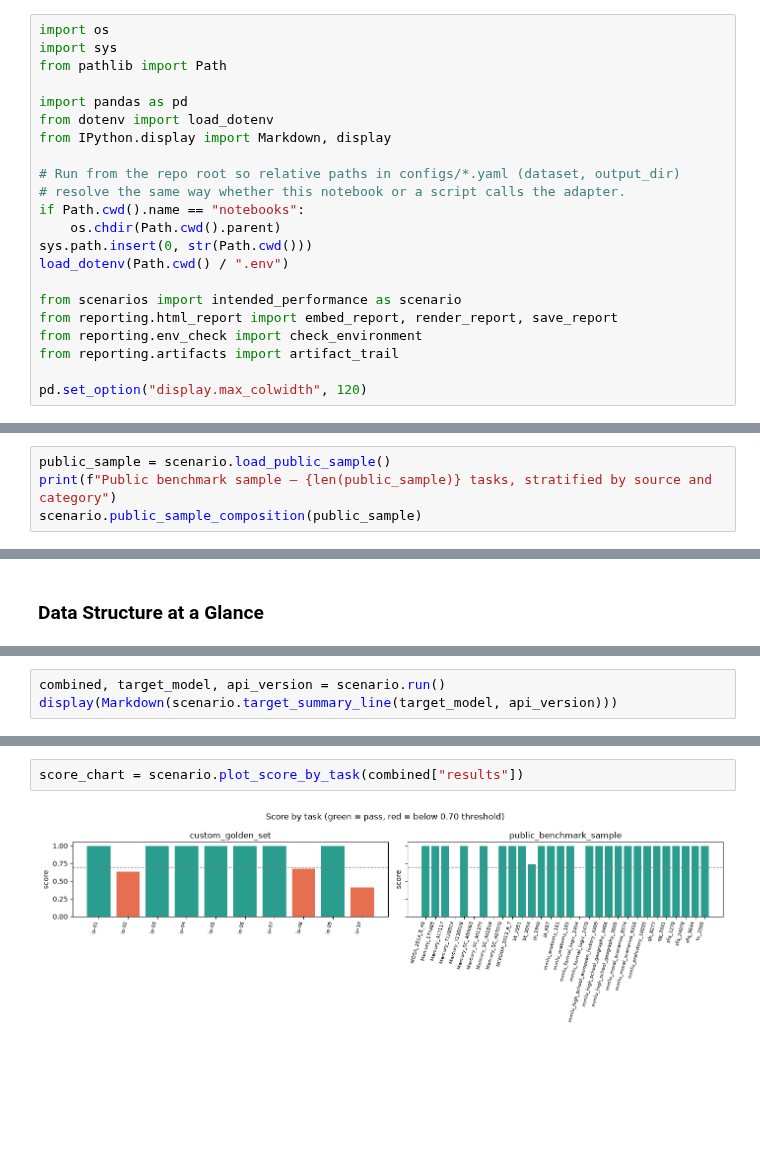
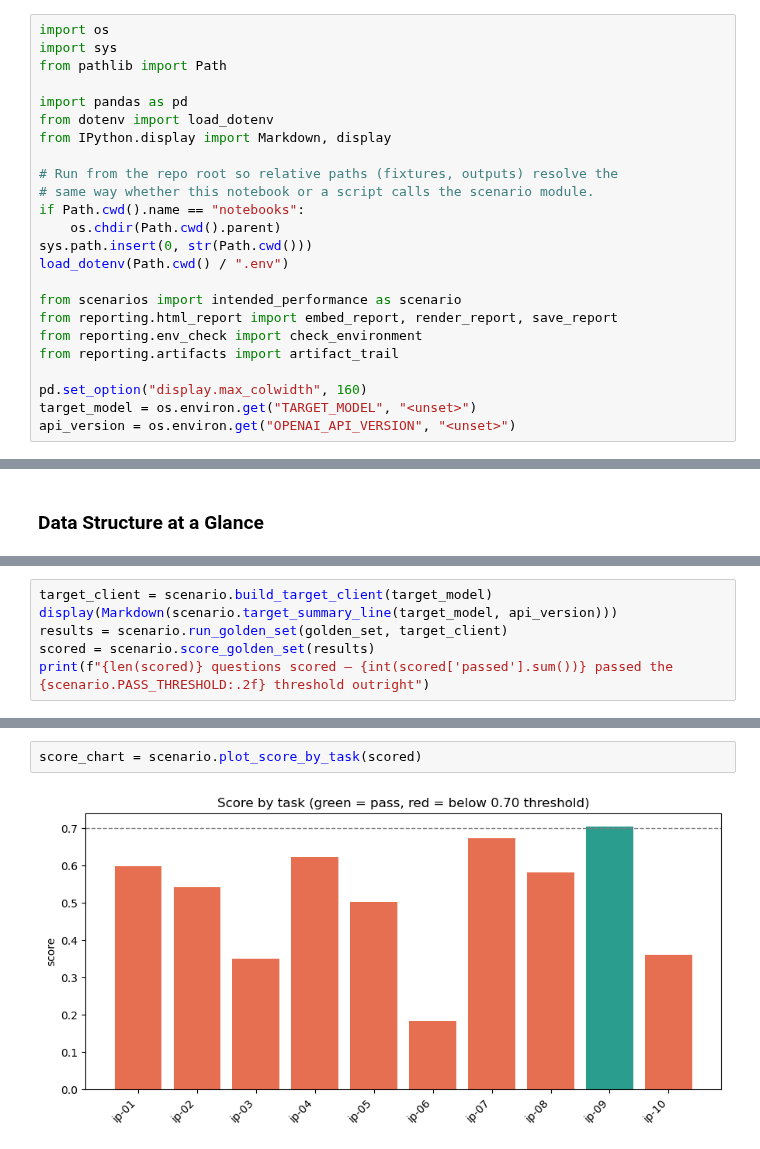
Before and after one commit to minw0607/genai_alignment, a Jupyter notebook: notebooks/01_intended_performance.ipynb, the cells around one changed output, grey strips where cells are left out. Drawn from its saved outputs; the diff is of its cells as text; blank space fills up the shorter version.

```diff
--- a/notebooks/01_intended_performance.ipynb
+++ b/notebooks/01_intended_performance.ipynb
@@ -29,8 +35,8 @@ import pandas as pd
 from dotenv import load_dotenv
 from IPython.display import Markdown, display
 
-# Run from the repo root so relative paths in configs/*.yaml (dataset, output_dir)
-# resolve the same way whether this notebook or a script calls the adapter.
+# Run from the repo root so relative paths (fixtures, outputs) resolve the
+# same way whether this notebook or a script calls the scenario module.
 if Path.cwd().name == "notebooks":
     os.chdir(Path.cwd().parent)
 sys.path.insert(0, str(Path.cwd()))
@@ -41,7 +47,9 @@ from reporting.html_report import embed_report, render_report, save_report
 from reporting.env_check import check_environment
 from reporting.artifacts import artifact_trail
 
-pd.set_option("display.max_colwidth", 120)
+pd.set_option("display.max_colwidth", 160)
+target_model = os.environ.get("TARGET_MODEL", "<unset>")
+api_version = os.environ.get("OPENAI_API_VERSION", "<unset>")
 # %% [markdown]
 ### Environment Check
 # %%
@@ -103,4 +115,0 @@ Each trap type targets a specific way a system can produce a *plausible* wrong a
-# %%
-public_sample = scenario.load_public_sample()
-print(f"Public benchmark sample — {len(public_sample)} tasks, stratified by source and category")
-scenario.public_sample_composition(public_sample)
@@ -166,3 +153,0 @@ Both sub-datasets run through the identical adapter and target configuration —
-# %%
-combined, target_model, api_version = scenario.run()
-display(Markdown(scenario.target_summary_line(target_model, api_version)))
@@ -184,0 +154,6 @@ azure-target answer_accuracy                science 10     0.7000        0.7
+# %%
+target_client = scenario.build_target_client(target_model)
+display(Markdown(scenario.target_summary_line(target_model, api_version)))
+results = scenario.run_golden_set(golden_set, target_client)
+scored = scenario.score_golden_set(results)
+print(f"{len(scored)} questions scored — {int(scored['passed'].sum())} passed the {scenario.PASS_THRESHOLD:.2f} threshold outright")
@@ -203,5 +181,5 @@ combined["summary"].sort_values(["dataset_label", "avg_score"])
 # %%
-score_chart = scenario.plot_score_by_task(combined["results"])
+score_chart = scenario.plot_score_by_task(scored)
 # %% [output]
-[figure, old version]
+[figure, new version]
 # %%
```
Also changed, not shown: parts of 30 cells of this notebook, 5 other files.
